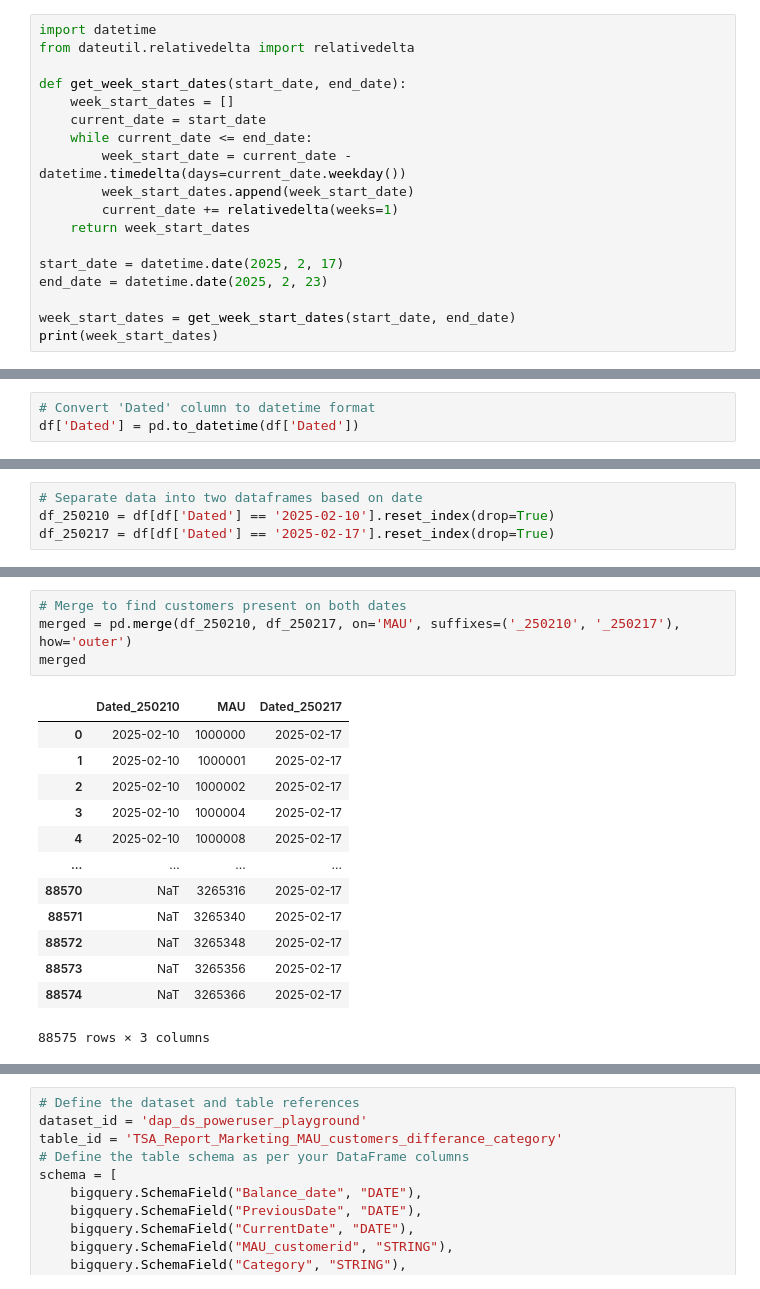
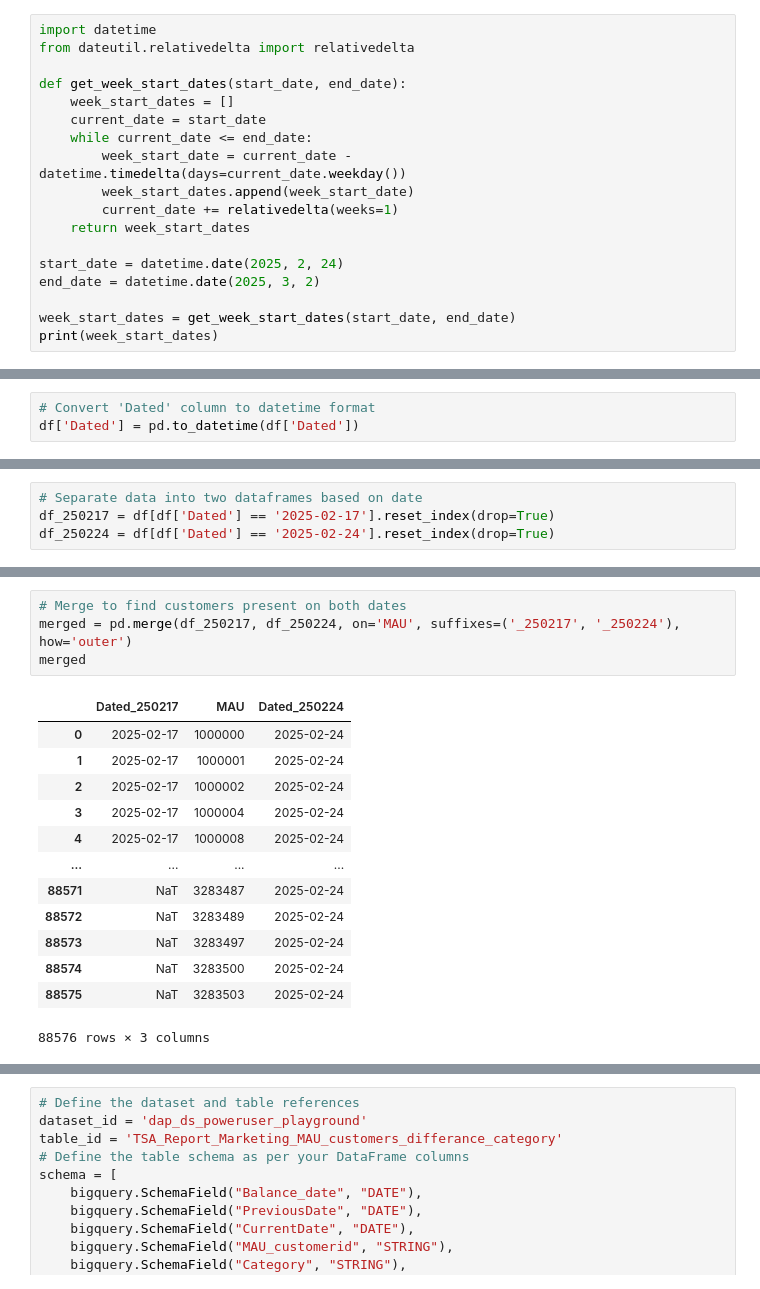
Before and after one commit to dchakroborti-tonik/MAU_MMAU_REPORT, a Jupyter notebook: TSA_REPORT_TEMPLATE_v2.ipynb, the cells around one changed output, grey strips where cells are left out. Drawn from its saved outputs; the diff is of its cells as text.

Commit message:
Updated week starting 24-02-2025

```diff
--- a/TSA_REPORT_TEMPLATE_v2.ipynb
+++ b/TSA_REPORT_TEMPLATE_v2.ipynb
@@ -35,8 +35,8 @@ def get_week_start_dates(start_date, end_date):
         current_date += relativedelta(weeks=1)
     return week_start_dates
 
-start_date = datetime.date(2025, 2, 17)
-end_date = datetime.date(2025, 2, 23)
+start_date = datetime.date(2025, 2, 24)
+end_date = datetime.date(2025, 3, 2)
 
 week_start_dates = get_week_start_dates(start_date, end_date)
 print(week_start_dates)
@@ -755,5 +743,5 @@ Dated
 Name: count, dtype: int64
 # %%
 # Separate data into two dataframes based on date
-df_250210 = df[df['Dated'] == '2025-02-10'].reset_index(drop=True)
 df_250217 = df[df['Dated'] == '2025-02-17'].reset_index(drop=True)
+df_250224 = df[df['Dated'] == '2025-02-24'].reset_index(drop=True)
@@ -778,21 +766,21 @@ df_250217.head()
 # %%
 # Merge to find customers present on both dates
-merged = pd.merge(df_250210, df_250217, on='MAU', suffixes=('_250210', '_250217'), how='outer')
+merged = pd.merge(df_250217, df_250224, on='MAU', suffixes=('_250217', '_250224'), how='outer')
 merged
 # %% [output]
-|  | Dated_250210 | MAU | Dated_250217 |
-| 0 | 2025-02-10 | 1000000 | 2025-02-17 |
-| 1 | 2025-02-10 | 1000001 | 2025-02-17 |
-| 2 | 2025-02-10 | 1000002 | 2025-02-17 |
-| 3 | 2025-02-10 | 1000004 | 2025-02-17 |
-| 4 | 2025-02-10 | 1000008 | 2025-02-17 |
+|  | Dated_250217 | MAU | Dated_250224 |
+| 0 | 2025-02-17 | 1000000 | 2025-02-24 |
+| 1 | 2025-02-17 | 1000001 | 2025-02-24 |
+| 2 | 2025-02-17 | 1000002 | 2025-02-24 |
+| 3 | 2025-02-17 | 1000004 | 2025-02-24 |
+| 4 | 2025-02-17 | 1000008 | 2025-02-24 |
 | ... | ... | ... | ... |
-| 88570 | NaT | 3265316 | 2025-02-17 |
-| 88571 | NaT | 3265340 | 2025-02-17 |
-| 88572 | NaT | 3265348 | 2025-02-17 |
-| 88573 | NaT | 3265356 | 2025-02-17 |
-| 88574 | NaT | 3265366 | 2025-02-17 |
+| 88571 | NaT | 3283487 | 2025-02-24 |
+| 88572 | NaT | 3283489 | 2025-02-24 |
+| 88573 | NaT | 3283497 | 2025-02-24 |
+| 88574 | NaT | 3283500 | 2025-02-24 |
+| 88575 | NaT | 3283503 | 2025-02-24 |
-88575 rows × 3 columns
+88576 rows × 3 columns
 # %%
 # Function to categorize customer presence
 def categorize_presence(row):
```
Also changed, not shown: parts of 37 cells of this notebook.
